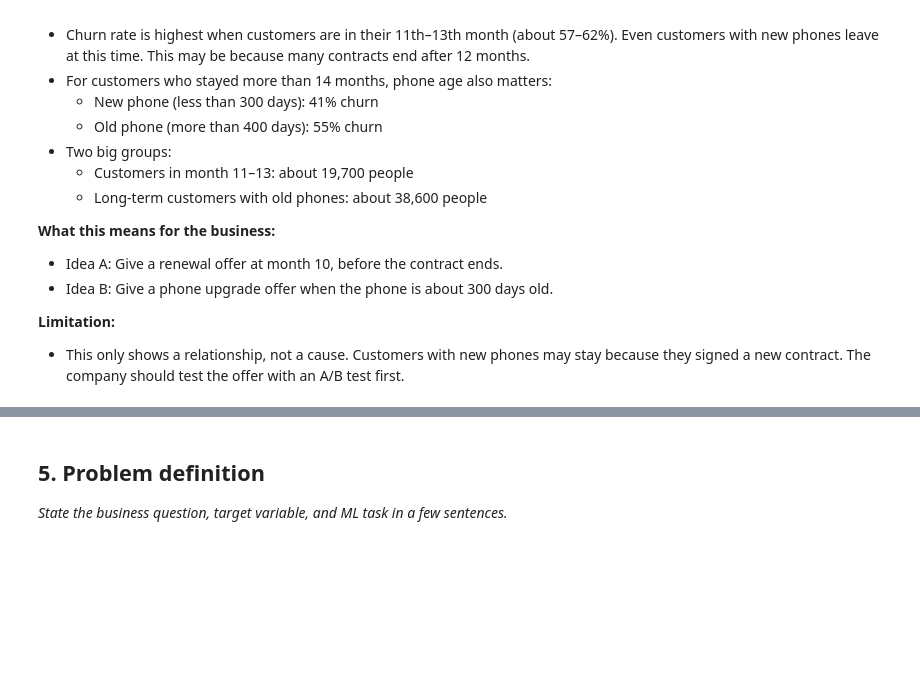
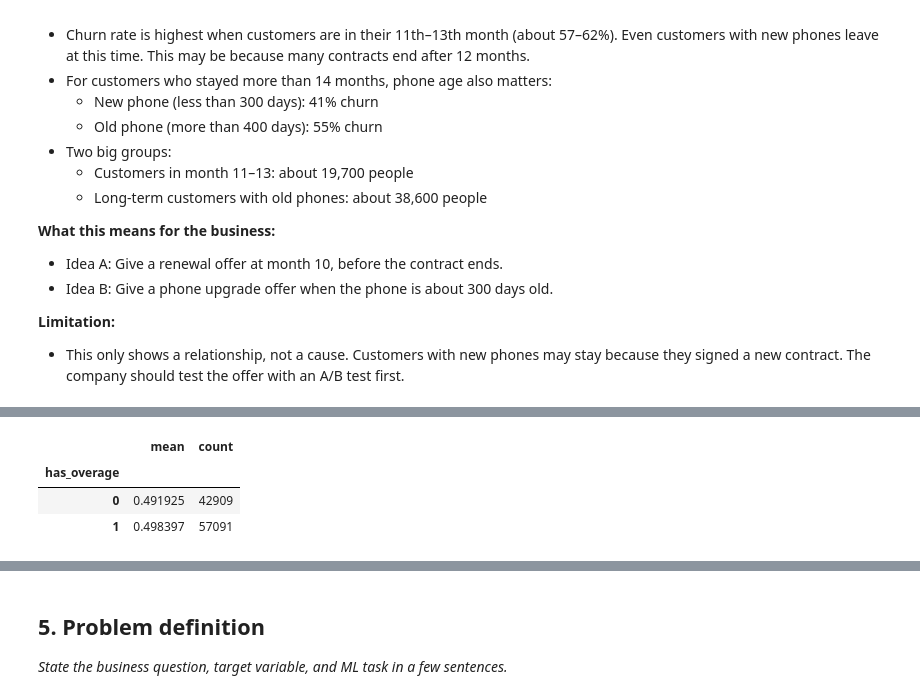
Before and after one commit to dilmani773/gci-final-assignment, a Jupyter notebook: main.ipynb, the cells around one changed output, grey strips where cells are left out. Saved outputs shown, nothing was run; the diff lists cells and outputs as text; code cells hidden in the pictures; blank space fills up the shorter version.

Commit message:
EDA: overage, customer care, data cleaning

```diff
--- a/main.ipynb
+++ b/main.ipynb
@@ -193,0 +207,8 @@ plt.show()
+# %%
+df['has_overage'] = (df['ovrrev_Mean'] > 0).astype(int)
+df.groupby('has_overage')['churn'].agg(['mean', 'count'])
+# %% [output]
+|  | mean | count |
+| has_overage |  |  |
+| 0 | 0.491925 | 42909 |
+| 1 | 0.498397 | 57091 |
```
Also changed, not shown: parts of 6 cells of this notebook.
